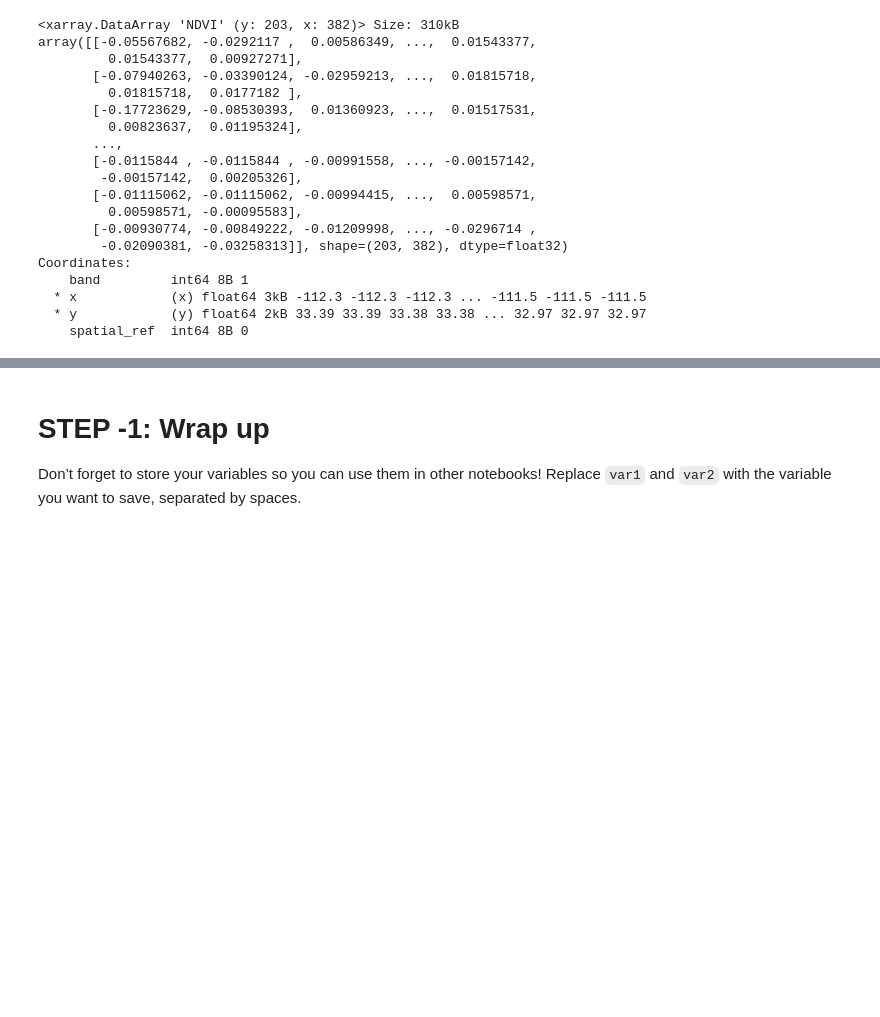
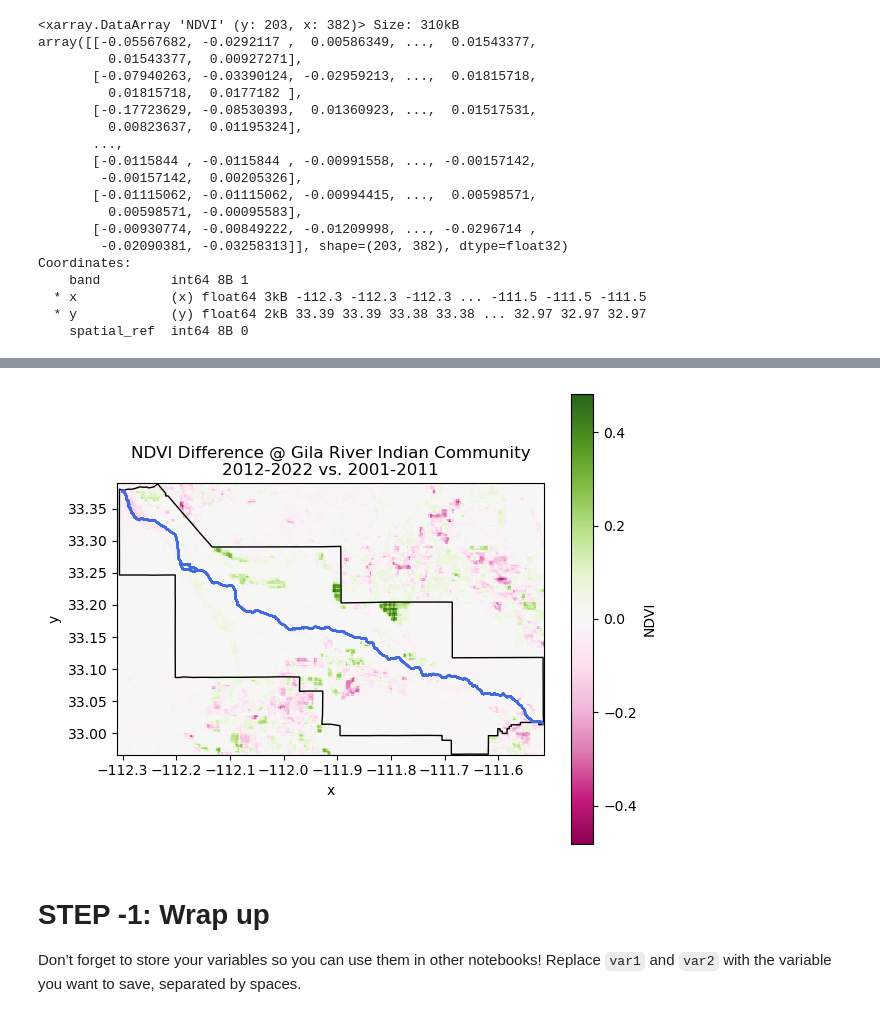
Before and after one commit to cu-esiil-edu/04-vegetation-ESIILtest24, a Jupyter notebook: notebooks/vegetation-03-plot.ipynb, the cells around one changed output, grey strips where cells are left out. Drawn from its saved outputs; the diff is of its cells as text; code cells hidden in the pictures; blank space fills up the shorter version.

Commit message:
make static map of NDVI diff and river w matplotlib

```diff
--- a/notebooks/vegetation-03-plot.ipynb
+++ b/notebooks/vegetation-03-plot.ipynb
@@ -222,6 +222,17 @@ Coordinates:
 )
 # %% [output]
 [interactive output not drawn]
+# %%
+# Make a less interactive plot with matplotlib
+fig, ax = plt.subplots()
+ndvi_diff.plot(ax=ax, cmap='PiYG')
+gric_boundary.plot(ax=ax, color='none', edgecolor='black')
+gila_river_clipped.plot(ax=ax, color='royalblue')
+
+plt.title('NDVI Difference @ Gila River Indian Community\n2012-2022 vs. 2001-2011')
+plt.tight_layout()
+# %% [output]
+[figure, added]
 # %% [markdown]
 # STEP -1: Wrap up
 
```
